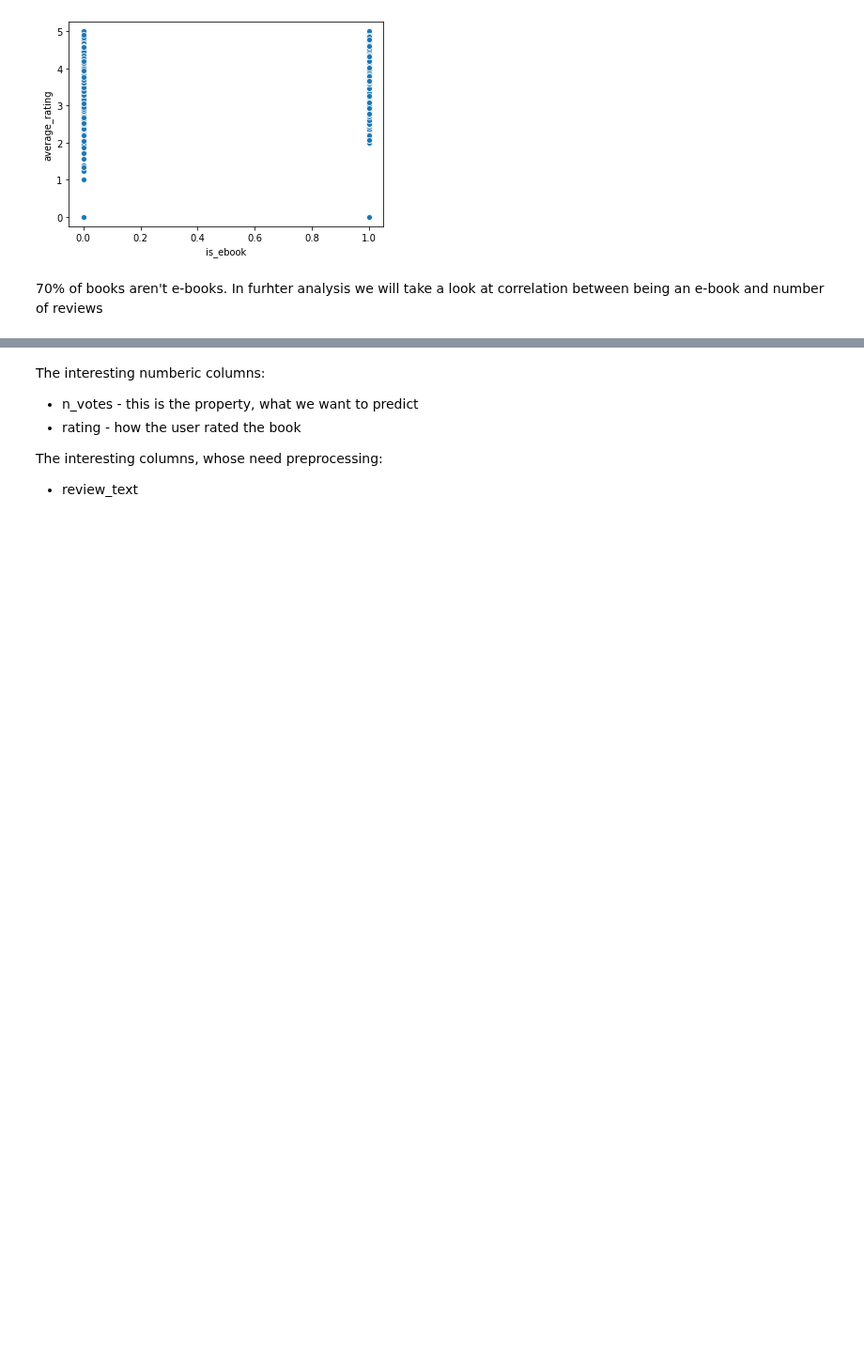
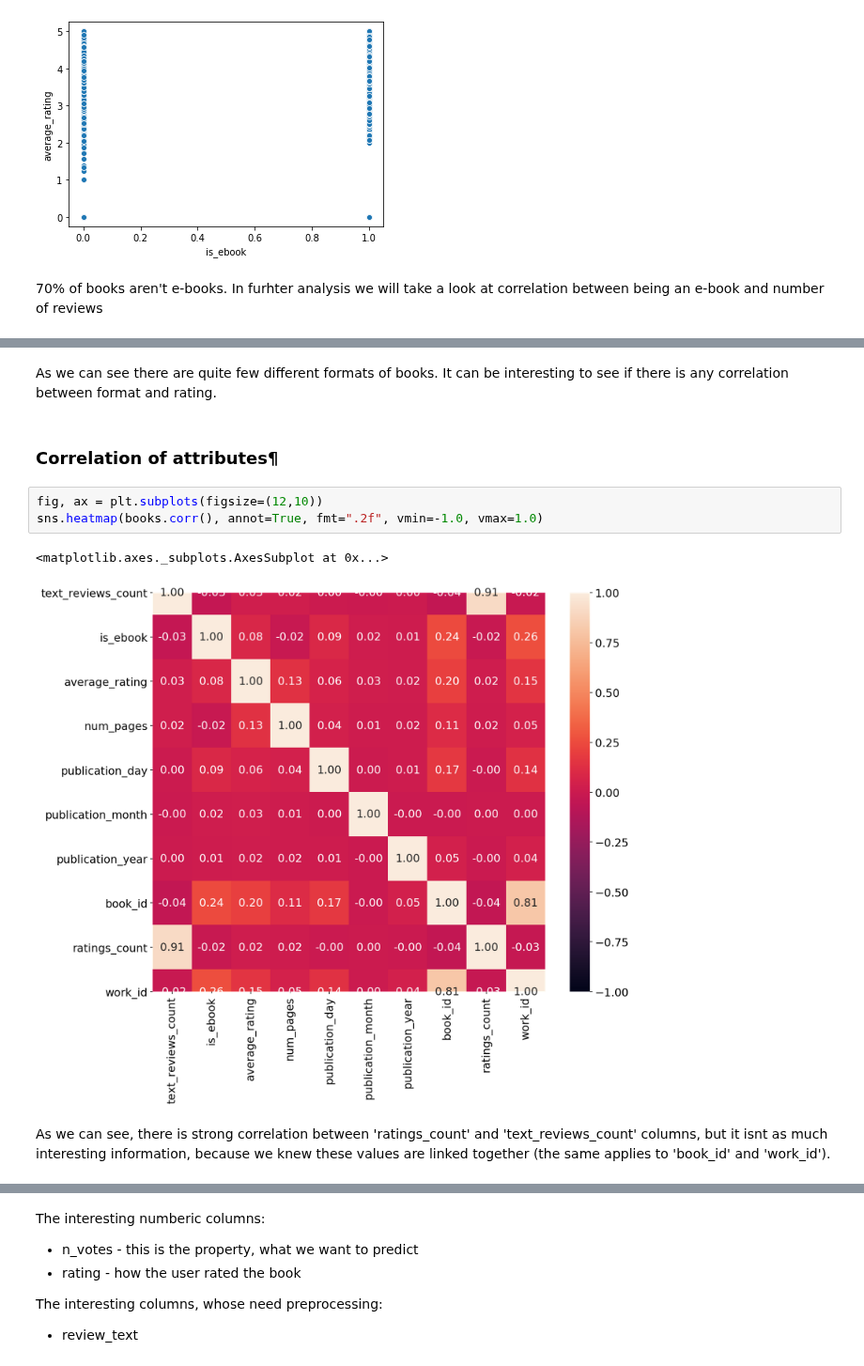
Before and after one commit to Pomichal/oznal-project, a Jupyter notebook: notebooks/DataAnalysis.ipynb, the cells around one changed output, grey strips where cells are left out. Shown at 94% size. Drawn from its saved outputs; the diff is of its cells as text; blank space fills up the shorter version.

```diff
--- a/notebooks/DataAnalysis.ipynb
+++ b/notebooks/DataAnalysis.ipynb
@@ -399,0 +389,12 @@ memory usage: 200.6+ MB
+# %% [markdown]
+As we can see there are quite few different formats of books. It can be interesting to see if there is any correlation between format and rating.
+# %% [markdown]
+### Correlation of attributes¶
+# %%
+fig, ax = plt.subplots(figsize=(12,10))
+sns.heatmap(books.corr(), annot=True, fmt=".2f", vmin=-1.0, vmax=1.0)
+# %% [output]
+<matplotlib.axes._subplots.AxesSubplot at 0x...>
+[figure, added]
+# %% [markdown]
+As we can see, there is strong correlation between 'ratings_count' and 'text_reviews_count' columns, but it isnt as much interesting information, because we knew these values are linked together (the same applies to 'book_id' and 'work_id').
```
Also changed, not shown: parts of 134 cells of this notebook.
